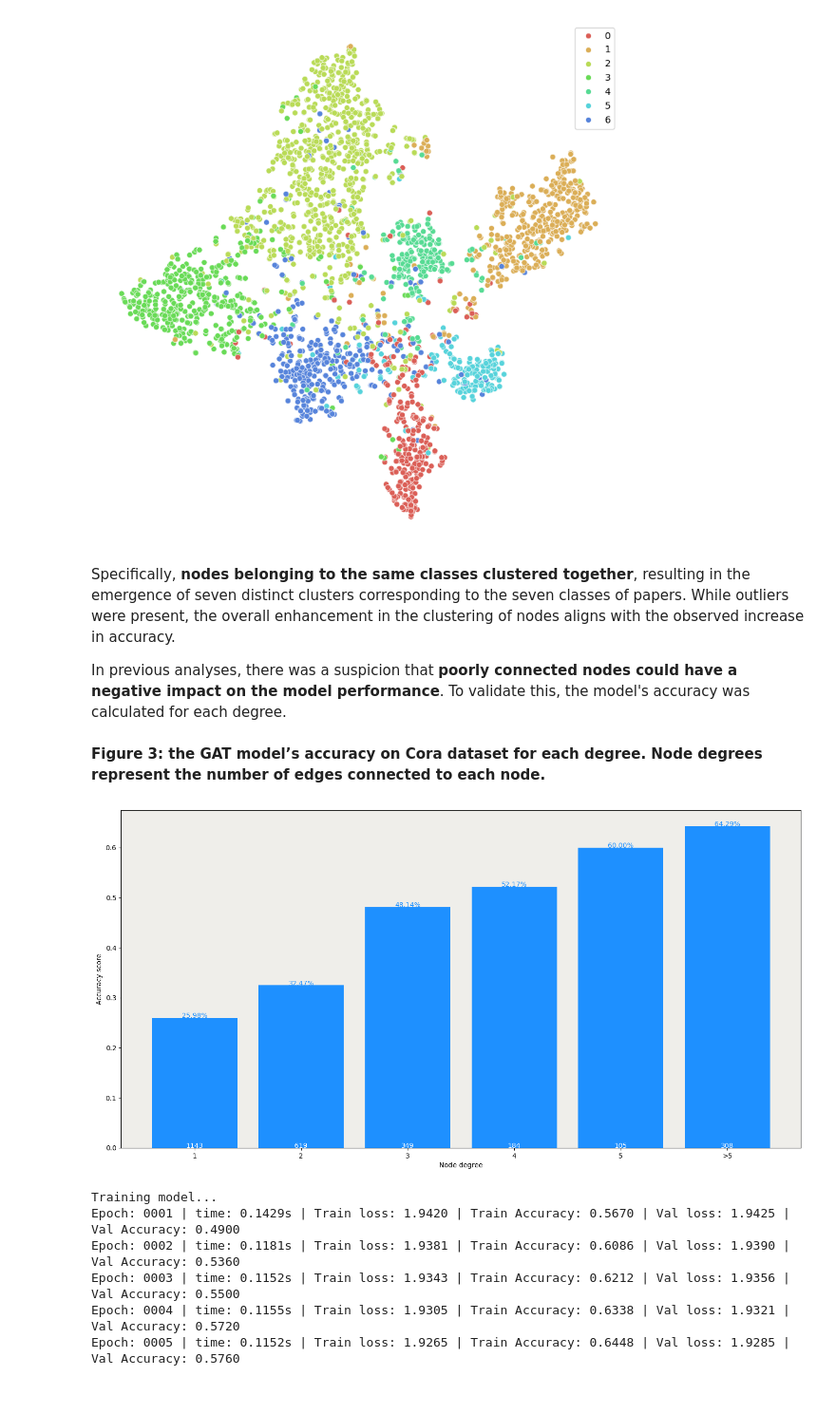
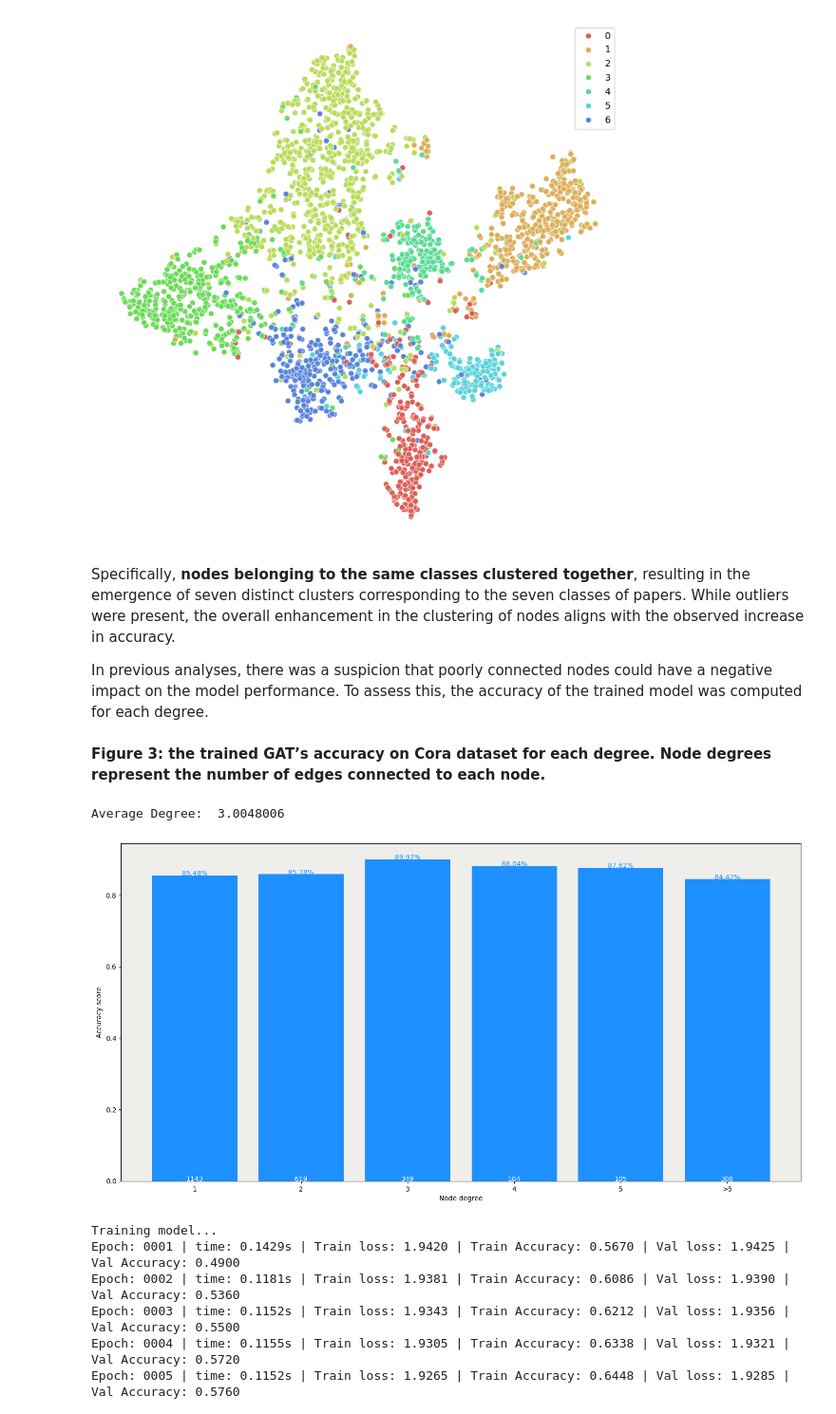
Before and after one commit to ranranrunforit/Reproducibility-Project, a Jupyter notebook: DL4H_Team_33_cz78.ipynb, the cells around one changed output. Shown at 95% size. Saved outputs shown, nothing was run; the diff lists cells and outputs as text; code cells hidden in the pictures.

```diff
--- a/DL4H_Team_33_cz78.ipynb
+++ b/DL4H_Team_33_cz78.ipynb
@@ -1181,16 +1181,19 @@ plt.show()
 # %% [markdown]
 Specifically, **nodes belonging to the same classes clustered together**, resulting in the emergence of seven distinct clusters corresponding to the seven classes of papers. While outliers were present, the overall enhancement in the clustering of nodes aligns with the observed increase in accuracy.
 
-In previous analyses, there was a suspicion that **poorly connected nodes could have a negative impact on the model performance**. To validate this, the model's accuracy was calculated for each degree.
+In previous analyses, there was a suspicion that poorly connected nodes could have a negative impact on the model performance. To assess this, the accuracy of the trained model was computed for each degree.
 # %% [markdown]
-**Figure 3: the GAT model’s accuracy on Cora dataset for each degree. Node degrees represent the number of edges connected to each node.**
+**Figure 3: the trained GAT’s accuracy on Cora dataset for each degree. Node degrees represent the number of edges connected to each node.**
 # %%
+state = torch.load('GAT_Cora_image', map_location=torch.device('cpu'))
+GAT_cora.load_state_dict(state['model_state_dict'])
+
 output = GAT_cora( features, adj_mat)
 
 # Calculate degrees of each node (sum of row values in the adjacency matrix)
 degrees = np.array(adj_mat.sum(axis=1).detach().cpu().numpy()).flatten()
 
-
+print("Average Degree: ", np.mean(degrees))
 # Store accuracy scores and sample sizes
 accuracies = []
 sizes = []
@@ -1198,34 +1201,35 @@ sizes = []
 # Accuracy for degrees between 0 and 5
 for i in range(1, 6):
   mask = np.where(degrees == i)[0]
   # print(mask)
   acc = (output[mask].argmax(dim=1) == labels[mask]).float().sum() / len( labels[mask])
   accuracies.append(acc.item())
   sizes.append(len(mask))
 
 
 # Accuracy for degrees > 5
 mask = np.where(degrees > 5)[0]
 accuracies.append(((output[mask].argmax(dim=1) == labels[mask]).float().sum() / len( labels[mask])).item())
 sizes.append(len(mask))
 
 import matplotlib.pyplot as plt
 # Bar plot
 fig, ax = plt.subplots(figsize=(18, 9))
 ax.set_xlabel('Node degree')
 ax.set_ylabel('Accuracy score')
 ax.set_facecolor('#EFEEEA')
 plt.bar(['1','2','3','4','5','>5'],
         accuracies,
         color='#1e90ff')
 for i in range(0, 6):
     plt.text(i, accuracies[i], f'{accuracies[i]*100:.2f}%',
              ha='center', color='#1e90ff')
 for i in range(0, 6):
     plt.text(i, accuracies[i]//2, sizes[i],
              ha='center', color='white')
 # %% [output]
+Average Degree:  3.0048006
-[figure, old version]
+[figure, new version]
 # %%
 # (This is for the demonstration, you can run it. However running this cell will increase chance to exceed the 8 minutes limits depends on the device )
 
```
Also changed, not shown: parts of 4 cells of this notebook.
